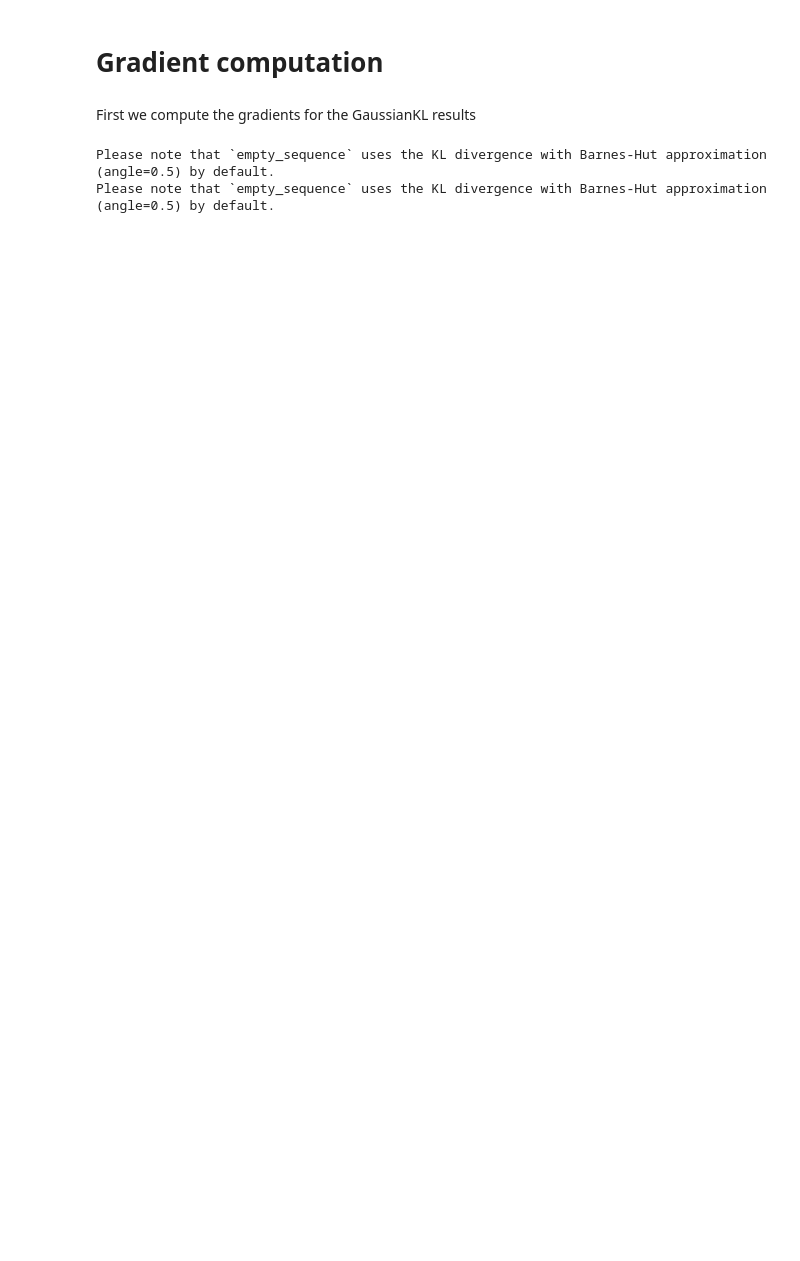
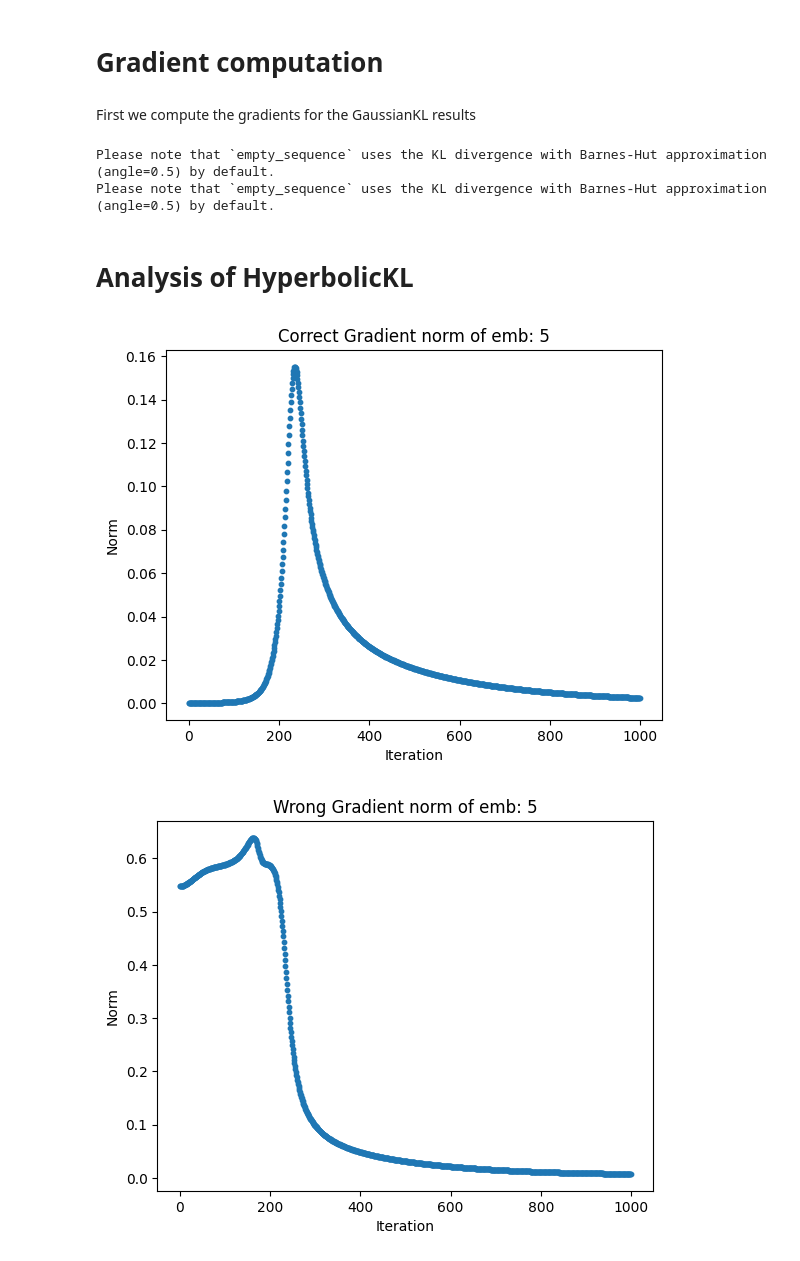
Before and after one commit to Haoranxia/hyperbolic-tsne, a Jupyter notebook: experiment_hyperbolicKL.ipynb, the cells around one changed output. Saved outputs shown, nothing was run; the diff lists cells and outputs as text; code cells hidden in the pictures; blank space fills up the shorter version.

```diff
--- a/experiment_hyperbolicKL.ipynb
+++ b/experiment_hyperbolicKL.ipynb
@@ -270,3 +222,46 @@ for correct_gradient in [True, False]:
 # %% [output]
 Please note that `empty_sequence` uses the KL divergence with Barnes-Hut approximation (angle=0.5) by default.
 Please note that `empty_sequence` uses the KL divergence with Barnes-Hut approximation (angle=0.5) by default.
+# %% [markdown]
+# Analysis of HyperbolicKL
+# %%
+def plot_gradient(directory, node, type):
+    """
+    directory:      Directory with the gradients we want to plot
+    node:           Int representing node we want to plot gradients of
+    type:           String with the type of gradient (correct/wrong)
+    """
+    # Loop over all gradient files
+    files = sorted(directory.iterdir(), key=lambda file: int(file.name.split(".")[0]))
+    data_size = len(files)
+    grads = np.zeros((data_size, 2))
+
+    for idx, grad_file in enumerate(files):
+        data = np.loadtxt(str(grad_file), delimiter=',')
+        grads[idx] = data[node]
+
+    # Establish x-coordinates
+    xs = np.array([x for x in range(data_size)])
+
+    # Compute norms
+    grads = np.linalg.norm(grads, axis=1)
+
+    plt.scatter(xs, grads, s=10)
+    plt.title(f"{type} Gradient norm of emb: {node}")
+    plt.ylabel(f"Norm")
+    plt.xlabel("Iteration")
+    plt.show()
+
+    # So we can use them for later
+    return grads
+# %%
+# Plot correct gradient data of node {node}
+node = 5
+correct_grad_directory = Path("results/gradient_comparisons/cf_HyperbolicKL/correct_grad_True")
+wrong_grad_directory = Path("results/gradient_comparisons/cf_HyperbolicKL/correct_grad_False")
+
+grads_c = plot_gradient(correct_grad_directory, node, "Correct")
+grads_w = plot_gradient(wrong_grad_directory, node, "Wrong")
+# %% [output]
+[figure, added]
+[figure, added]
```
Also changed, not shown: parts of 20 cells of this notebook, 3 other files.
